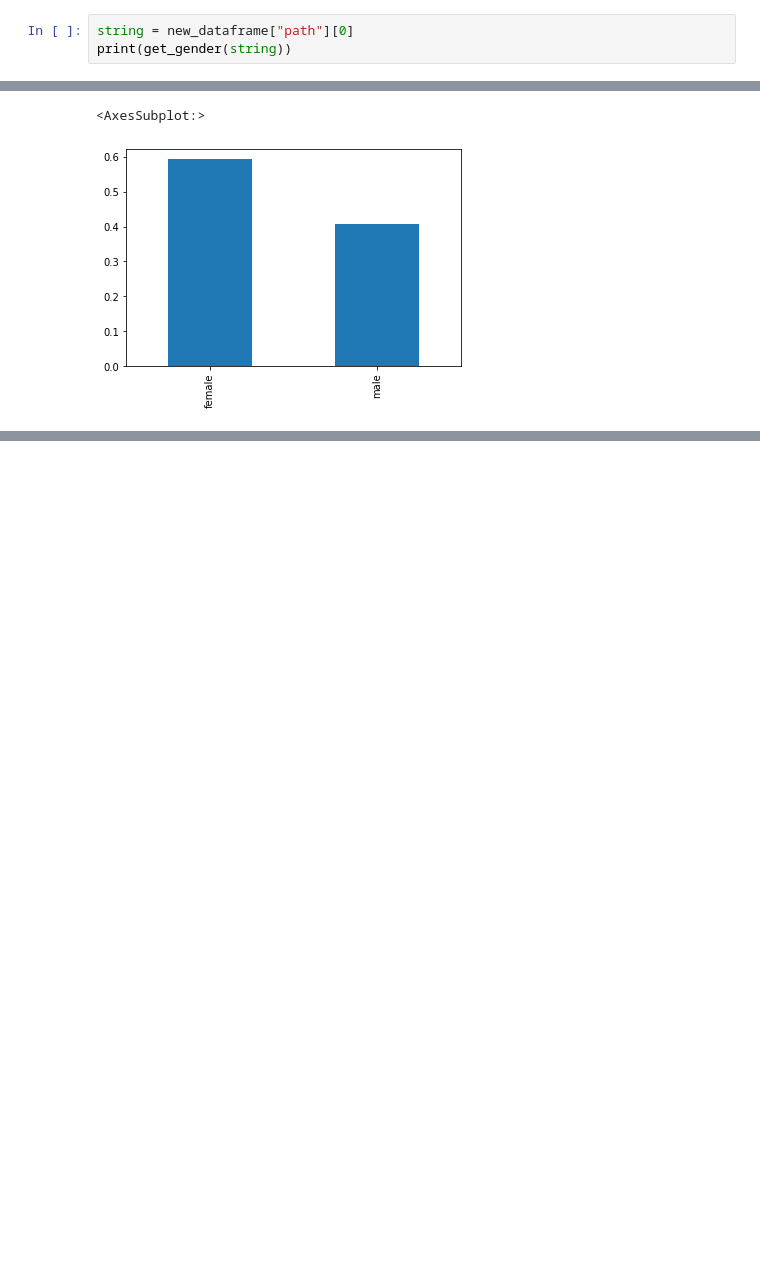
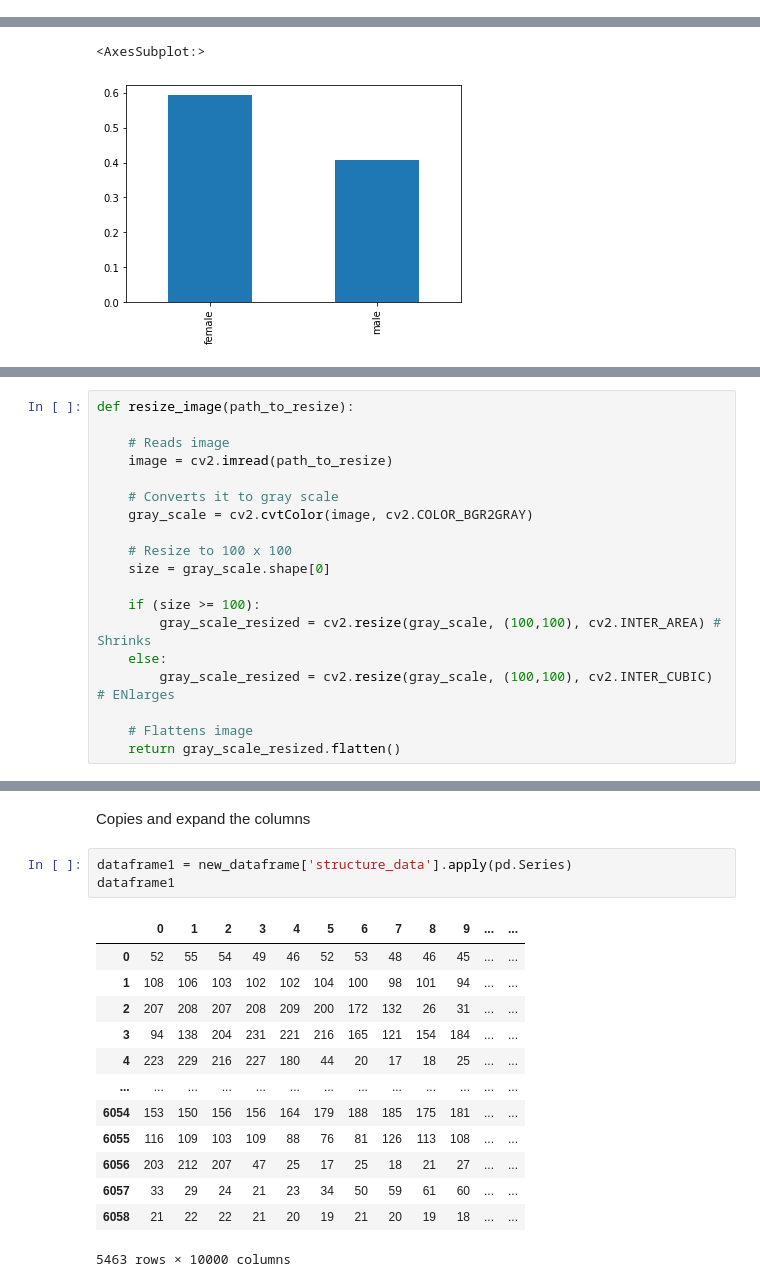
Before and after one commit to lucianoacsilva/face-recognition-app, a Jupyter notebook: Module_2/Structuring Data.ipynb, the cells around one changed output, grey strips where cells are left out. Saved outputs shown, nothing was run; the diff lists cells and outputs as text; blank space fills up the shorter version.

```diff
--- a/Module_2/Structuring Data.ipynb
+++ b/Module_2/Structuring Data.ipynb
@@ -84,6 +84,3 @@ new_dataframe
 | 6057 | ./data/crop/male_crop/male_4131.png | 81 |
 | 6058 | ./data/crop/male_crop/male_5630.png | 81 |
 5463 rows × 2 columns
-# %%
-string = new_dataframe["path"][0]
-print(get_gender(string))
@@ -111,0 +110,19 @@ new_dataframe["size"].min()
+# %%
+def resize_image(path_to_resize):
+
+    # Reads image
+    image = cv2.imread(path_to_resize)
+
+    # Converts it to gray scale
+    gray_scale = cv2.cvtColor(image, cv2.COLOR_BGR2GRAY)
+
+    # Resize to 100 x 100
+    size = gray_scale.shape[0]
+
+    if (size >= 100):
+        gray_scale_resized = cv2.resize(gray_scale, (100,100), cv2.INTER_AREA) # Shrinks
+    else:
+        gray_scale_resized = cv2.resize(gray_scale, (100,100), cv2.INTER_CUBIC) # ENlarges
+
+    # Flattens image
+    return gray_scale_resized.flatten()
@@ -111,0 +165,19 @@ new_dataframe["size"].min()
+# %% [markdown]
+Copies and expand the columns
+# %%
+dataframe1 = new_dataframe['structure_data'].apply(pd.Series)
+dataframe1
+# %% [output]
+|  | 0 | 1 | 2 | 3 | 4 | 5 | 6 | 7 | 8 | 9 | ... | ... |
+| 0 | 52 | 55 | 54 | 49 | 46 | 52 | 53 | 48 | 46 | 45 | ... | ... |
+| 1 | 108 | 106 | 103 | 102 | 102 | 104 | 100 | 98 | 101 | 94 | ... | ... |
+| 2 | 207 | 208 | 207 | 208 | 209 | 200 | 172 | 132 | 26 | 31 | ... | ... |
+| 3 | 94 | 138 | 204 | 231 | 221 | 216 | 165 | 121 | 154 | 184 | ... | ... |
+| 4 | 223 | 229 | 216 | 227 | 180 | 44 | 20 | 17 | 18 | 25 | ... | ... |
+| ... | ... | ... | ... | ... | ... | ... | ... | ... | ... | ... | ... | ... |
+| 6054 | 153 | 150 | 156 | 156 | 164 | 179 | 188 | 185 | 175 | 181 | ... | ... |
+| 6055 | 116 | 109 | 103 | 109 | 88 | 76 | 81 | 126 | 113 | 108 | ... | ... |
+| 6056 | 203 | 212 | 207 | 47 | 25 | 17 | 25 | 18 | 21 | 27 | ... | ... |
+| 6057 | 33 | 29 | 24 | 21 | 23 | 34 | 50 | 59 | 61 | 60 | ... | ... |
+| 6058 | 21 | 22 | 22 | 21 | 20 | 19 | 21 | 20 | 19 | 18 | ... | ... |
+5463 rows × 10000 columns
```
Also changed, not shown: parts of 11 cells of this notebook.
